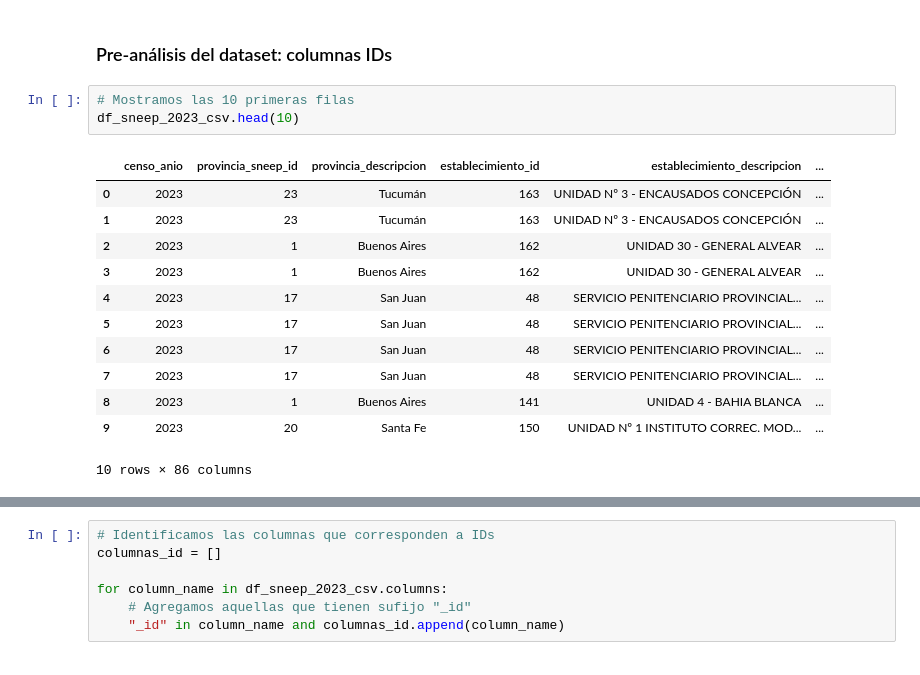
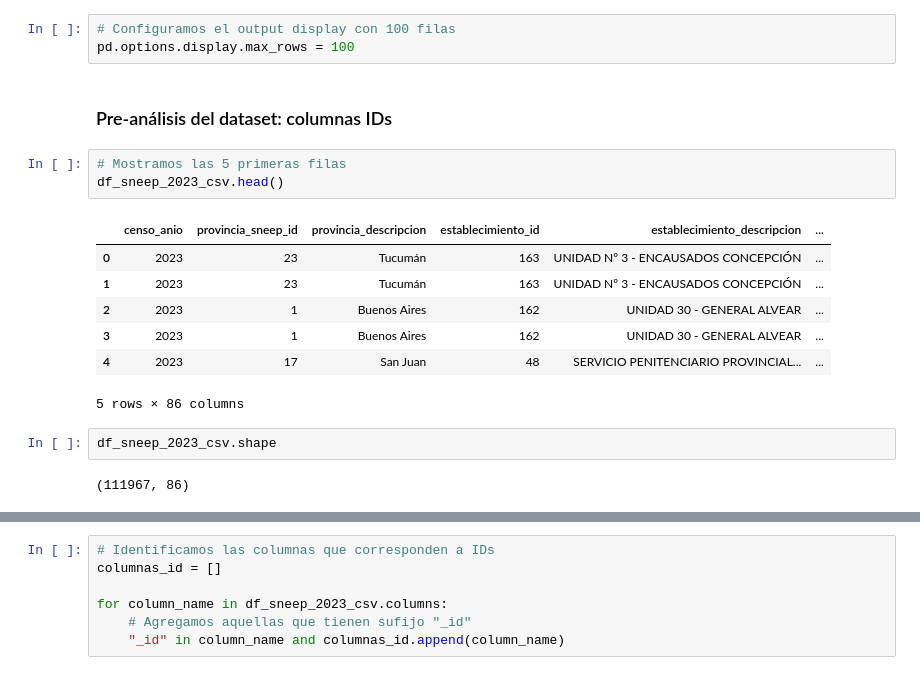
Before and after one commit to gasper-az/CEIA_Analisis_de_datos, a Jupyter notebook: trabajos_practicos/resolucion_tp_01/tp_01.ipynb, the cells around one changed output, grey strips where cells are left out. Cells and saved outputs as stored; diff of their text form.

```diff
--- a/trabajos_practicos/resolucion_tp_01/tp_01.ipynb
+++ b/trabajos_practicos/resolucion_tp_01/tp_01.ipynb
@@ -15,21 +15,23 @@ import matplotlib.pyplot as plt
 import seaborn as sns
 # %%
 df_sneep_2023_csv = pd.read_csv("../dataset/sneep-2023.csv")
+# %%
+# Configuramos el output display con 100 filas
+pd.options.display.max_rows = 100
 # %% [markdown]
 ### Pre-análisis del dataset: columnas IDs
 # %%
-# Mostramos las 10 primeras filas
-df_sneep_2023_csv.head(10)
+# Mostramos las 5 primeras filas
+df_sneep_2023_csv.head()
 # %% [output]
 |  | censo_anio | provincia_sneep_id | provincia_descripcion | establecimiento_id | establecimiento_descripcion | ... |
 | 0 | 2023 | 23 | Tucumán | 163 | UNIDAD Nº 3 - ENCAUSADOS CONCEPCIÓN | ... |
 | 1 | 2023 | 23 | Tucumán | 163 | UNIDAD Nº 3 - ENCAUSADOS CONCEPCIÓN | ... |
 | 2 | 2023 | 1 | Buenos Aires | 162 | UNIDAD 30 - GENERAL ALVEAR | ... |
 | 3 | 2023 | 1 | Buenos Aires | 162 | UNIDAD 30 - GENERAL ALVEAR | ... |
 | 4 | 2023 | 17 | San Juan | 48 | SERVICIO PENITENCIARIO PROVINCIAL... | ... |
-| 5 | 2023 | 17 | San Juan | 48 | SERVICIO PENITENCIARIO PROVINCIAL... | ... |
-| 6 | 2023 | 17 | San Juan | 48 | SERVICIO PENITENCIARIO PROVINCIAL... | ... |
-| 7 | 2023 | 17 | San Juan | 48 | SERVICIO PENITENCIARIO PROVINCIAL... | ... |
-| 8 | 2023 | 1 | Buenos Aires | 141 | UNIDAD 4 - BAHIA BLANCA | ... |
-| 9 | 2023 | 20 | Santa Fe | 150 | UNIDAD Nº 1 INSTITUTO CORREC. MOD... | ... |
-10 rows × 86 columns
+5 rows × 86 columns
+# %%
+df_sneep_2023_csv.shape
+# %% [output]
+(111967, 86)
```
Also changed, not shown: parts of 33 cells of this notebook, 1 other file.
